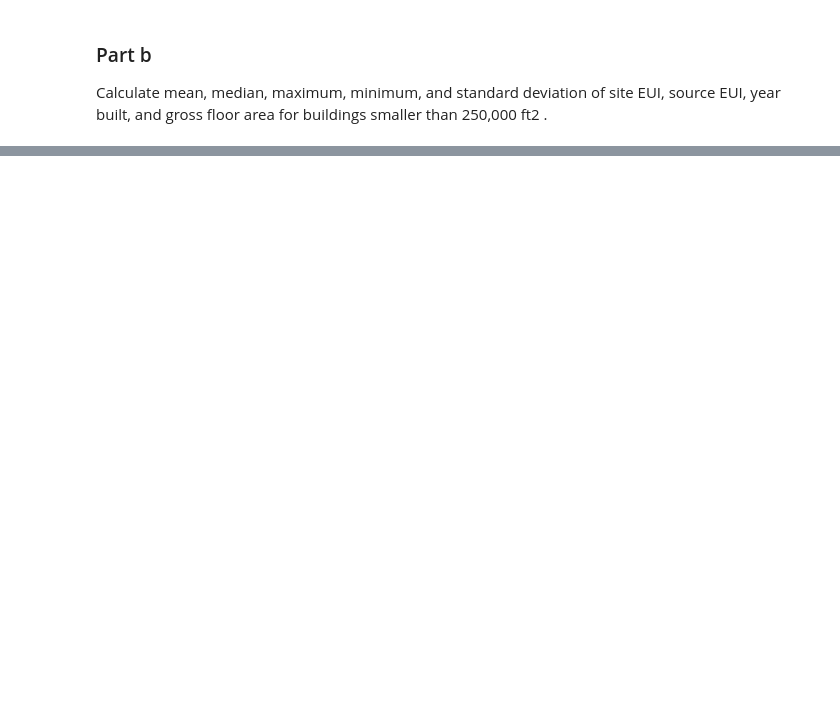
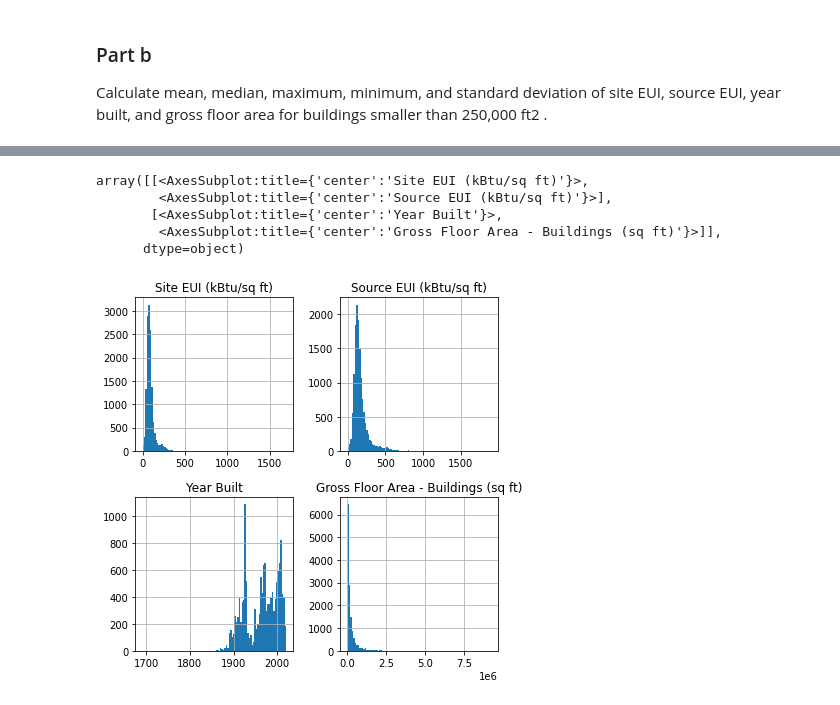
Before and after one commit to amitche8/IIT-PhD, a Jupyter notebook: CAE526/A3/cae526_a3_mitchell.ipynb, the cells around one changed output, grey strips where cells are left out. Drawn from its saved outputs; the diff is of its cells as text; code cells hidden in the pictures; blank space fills up the shorter version.

```diff
--- a/CAE526/A3/cae526_a3_mitchell.ipynb
+++ b/CAE526/A3/cae526_a3_mitchell.ipynb
@@ -55,0 +132,9 @@ chiS[['Site EUI (kBtu/sq ft)', 'Source EUI (kBtu/sq ft)','Year Built', 'Gross Fl
+# %%
+chi[['Site EUI (kBtu/sq ft)', 'Source EUI (kBtu/sq ft)','Year Built', 'Gross Floor Area - Buildings (sq ft)']].hist(bins=100,figsize=(6.5,6.5))
+# %% [output]
+array([[<AxesSubplot:title={'center':'Site EUI (kBtu/sq ft)'}>,
+        <AxesSubplot:title={'center':'Source EUI (kBtu/sq ft)'}>],
+       [<AxesSubplot:title={'center':'Year Built'}>,
+        <AxesSubplot:title={'center':'Gross Floor Area - Buildings (sq ft)'}>]],
+      dtype=object)
+[figure, added]
```
Also changed, not shown: parts of 15 cells of this notebook.
